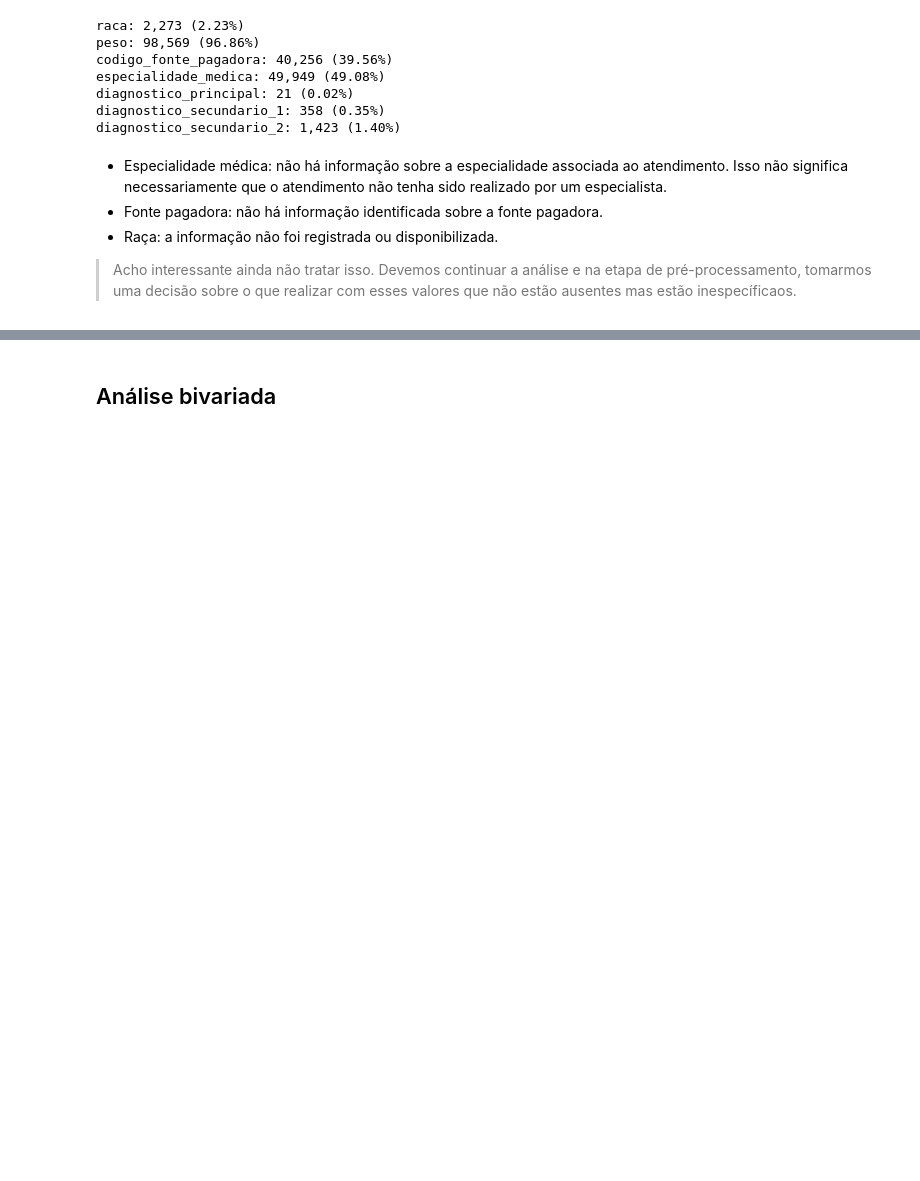
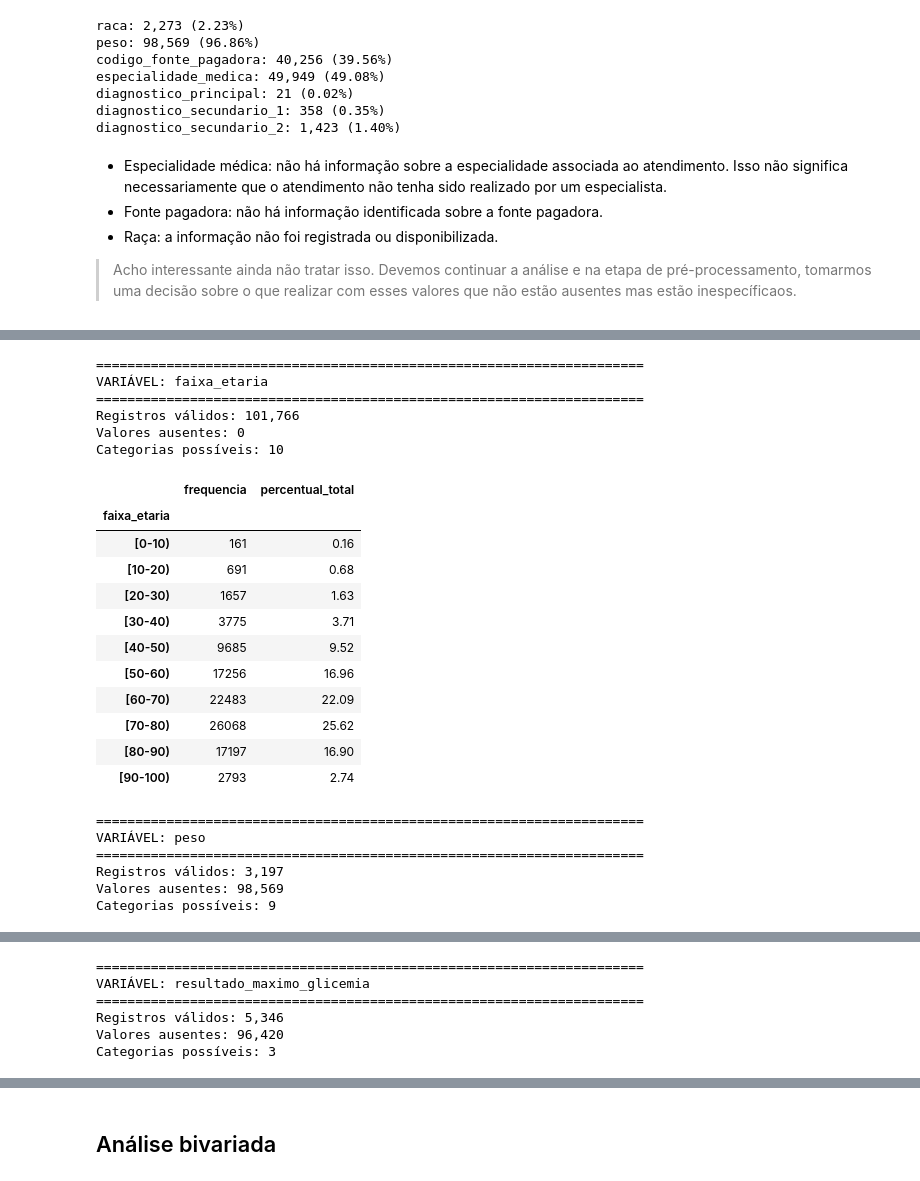
Before and after one commit to jose-alves-fn/T13-GRUPO-SAUDE-HOSP-TECH, a Jupyter notebook: notebooks/01-analise-exploratoria.ipynb, the cells around one changed output, grey strips where cells are left out. Saved outputs shown, nothing was run; the diff lists cells and outputs as text; code cells hidden in the pictures; blank space fills up the shorter version.

```diff
--- a/notebooks/01-analise-exploratoria.ipynb
+++ b/notebooks/01-analise-exploratoria.ipynb
@@ -635,0 +1033,14 @@ diagnostico_secundario_2: 1,423 (1.40%)
+# %%
+# Aplicação das escalas - cuidado adicional: converter o ? de peso em ausência (NaN) antes da categorização.
+# Assim, ele não será tratado como uma categoria ordinal nem receberá código -1 como se fosse um nível válido.
+# Criando uma cópia para preservar a base original desta etapa
+dados_ordinal = dados.copy()
+
+# Tratando o marcador de ausência na variável peso
+dados_ordinal['peso'] = dados_ordinal['peso'].replace('?', np.nan)
+
+# Aplicando as escalas ordinais
+dados_ordinal = aplicar_escalas(dados_ordinal, escalas)
+
+# Verificando os tipos resultantes
+display(dados_ordinal[ordinal_columns].dtypes)
@@ -635,0 +1053,6 @@ diagnostico_secundario_2: 1,423 (1.40%)
+# %%
+for coluna in ordinal_columns:
+    print(f'\n{coluna}')
+    print('Ordenada:', dados_ordinal[coluna].cat.ordered)
+    print('Categorias:', dados_ordinal[coluna].cat.categories.tolist())
+    print('Ausentes:', dados_ordinal[coluna].isna().sum())
@@ -635,0 +1089,54 @@ diagnostico_secundario_2: 1,423 (1.40%)
+# %%
+# Gráficos que o professor inseriu na base de imóveis não nos atendem bem na nossa base.
+# Dessa forma optei por sugerir um relatório que vai nos ajudar na EDA
+# Será especialmente útil para peso, glicemia e hemoglobina glicada, porque permitirá avaliar a cobertura efetiva dessas informações.
+for coluna in ordinal_columns:
+
+    print(f"\n{'=' * 70}")
+    print(f"VARIÁVEL: {coluna}")
+    print(f"{'=' * 70}")
+
+    serie = dados_ordinal[coluna]
+
+    print(f"Registros válidos: {serie.notna().sum():,}")
+    print(f"Valores ausentes: {serie.isna().sum():,}")
+    print(f"Categorias possíveis: {len(serie.cat.categories)}")
+
+    frequencias = serie.value_counts(
+        sort=False,
+        dropna=False
+    )
+
+    distribuicao = pd.DataFrame({
+        'frequencia': frequencias,
+        'percentual_total': (
+            frequencias / len(dados_ordinal) * 100
+        ).round(2)
+    })
+
+    display(distribuicao)
+# %% [output]
+======================================================================
+VARIÁVEL: faixa_etaria
+======================================================================
+Registros válidos: 101,766
+Valores ausentes: 0
+Categorias possíveis: 10
+|  | frequencia | percentual_total |
+| faixa_etaria |  |  |
+| [0-10) | 161 | 0.16 |
+| [10-20) | 691 | 0.68 |
+| [20-30) | 1657 | 1.63 |
+| [30-40) | 3775 | 3.71 |
+| [40-50) | 9685 | 9.52 |
+| [50-60) | 17256 | 16.96 |
+| [60-70) | 22483 | 22.09 |
+| [70-80) | 26068 | 25.62 |
+| [80-90) | 17197 | 16.90 |
+| [90-100) | 2793 | 2.74 |
+======================================================================
+VARIÁVEL: peso
+======================================================================
+Registros válidos: 3,197
+Valores ausentes: 98,569
+Categorias possíveis: 9
@@ -635,0 +1155,6 @@ diagnostico_secundario_2: 1,423 (1.40%)
+======================================================================
+VARIÁVEL: resultado_maximo_glicemia
+======================================================================
+Registros válidos: 5,346
+Valores ausentes: 96,420
+Categorias possíveis: 3
```
Also changed, not shown: parts of 20 cells of this notebook, 16 other files.
